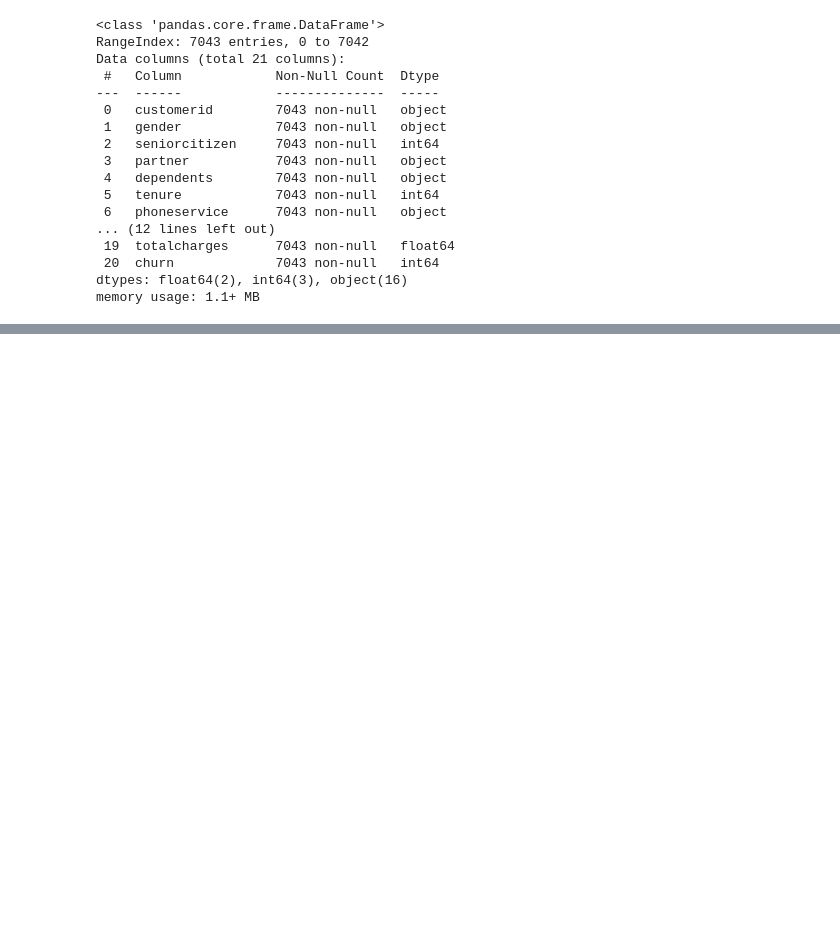
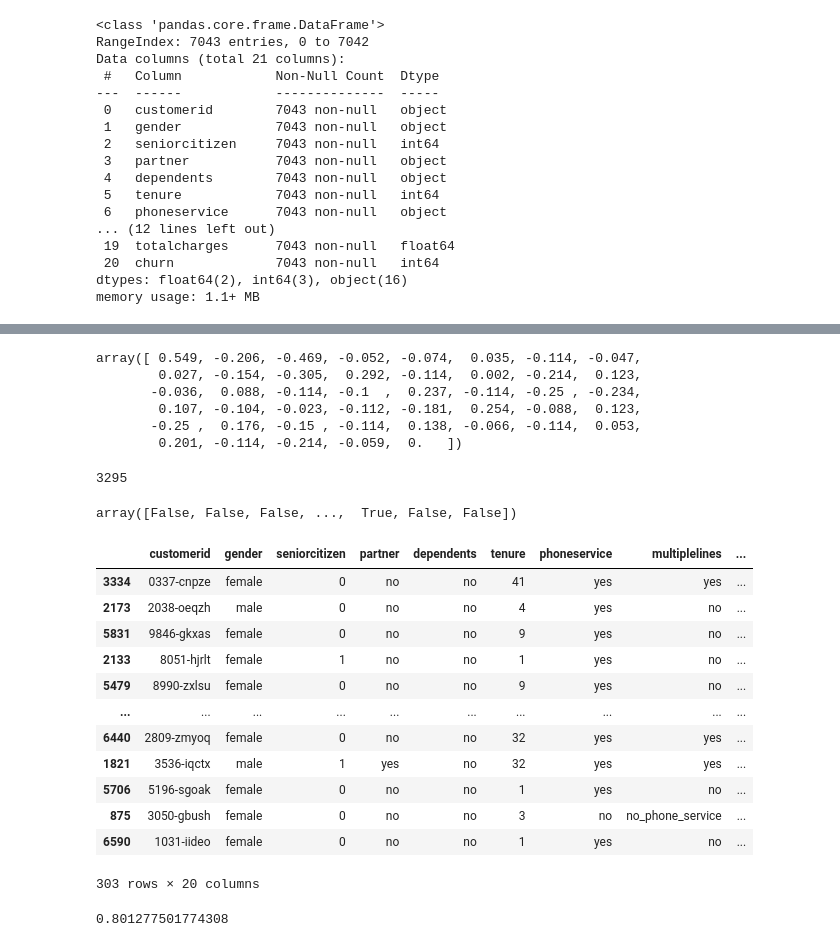
Before and after one commit to vucongtuanduong/machine-learning-zoomcamp-own, a Jupyter notebook: 03-classification/own.ipynb, the cells around one changed output, grey strips where cells are left out. Saved outputs shown, nothing was run; the diff lists cells and outputs as text; code cells hidden in the pictures; blank space fills up the shorter version.

```diff
--- a/03-classification/own.ipynb
+++ b/03-classification/own.ipynb
@@ -125,0 +487,2 @@ memory usage: 1.1+ MB
+# %%
+X_val = dv.transform(val_dicts)
@@ -125,0 +497,3 @@ memory usage: 1.1+ MB
+# %%
+model = LogisticRegression()
+model.fit(X_train, y_train)
@@ -125,0 +509,41 @@ memory usage: 1.1+ MB
+# %%
+model.coef_[0].round(3)
+# %% [output]
+array([ 0.549, -0.206, -0.469, -0.052, -0.074,  0.035, -0.114, -0.047,
+        0.027, -0.154, -0.305,  0.292, -0.114,  0.002, -0.214,  0.123,
+       -0.036,  0.088, -0.114, -0.1  ,  0.237, -0.114, -0.25 , -0.234,
+        0.107, -0.104, -0.023, -0.112, -0.181,  0.254, -0.088,  0.123,
+       -0.25 ,  0.176, -0.15 , -0.114,  0.138, -0.066, -0.114,  0.053,
+        0.201, -0.114, -0.214, -0.059,  0.   ])
+# %%
+(model.predict(X_train) == 0).sum()
+# %% [output]
+3295
+# %%
+y_pred = model.predict_proba(X_val)[:, 1]
+# %%
+churn_decision = (y_pred >= 0.5)
+# %%
+churn_decision
+# %% [output]
+array([False, False, False, ...,  True, False, False])
+# %%
+df_val[churn_decision]
+# %% [output]
+|  | customerid | gender | seniorcitizen | partner | dependents | tenure | phoneservice | multiplelines | ... |
+| 3334 | 0337-cnpze | female | 0 | no | no | 41 | yes | yes | ... |
+| 2173 | 2038-oeqzh | male | 0 | no | no | 4 | yes | no | ... |
+| 5831 | 9846-gkxas | female | 0 | no | no | 9 | yes | no | ... |
+| 2133 | 8051-hjrlt | female | 1 | no | no | 1 | yes | no | ... |
+| 5479 | 8990-zxlsu | female | 0 | no | no | 9 | yes | no | ... |
+| ... | ... | ... | ... | ... | ... | ... | ... | ... | ... |
+| 6440 | 2809-zmyoq | female | 0 | no | no | 32 | yes | yes | ... |
+| 1821 | 3536-iqctx | male | 1 | yes | no | 32 | yes | yes | ... |
+| 5706 | 5196-sgoak | female | 0 | no | no | 1 | yes | no | ... |
+| 875 | 3050-gbush | female | 0 | no | no | 3 | no | no_phone_service | ... |
+| 6590 | 1031-iideo | female | 0 | no | no | 1 | yes | no | ... |
+303 rows × 20 columns
+# %%
+(y_val == churn_decision).mean()
+# %% [output]
+0.801277501774308
```
Also changed, not shown: parts of 74 cells of this notebook.
